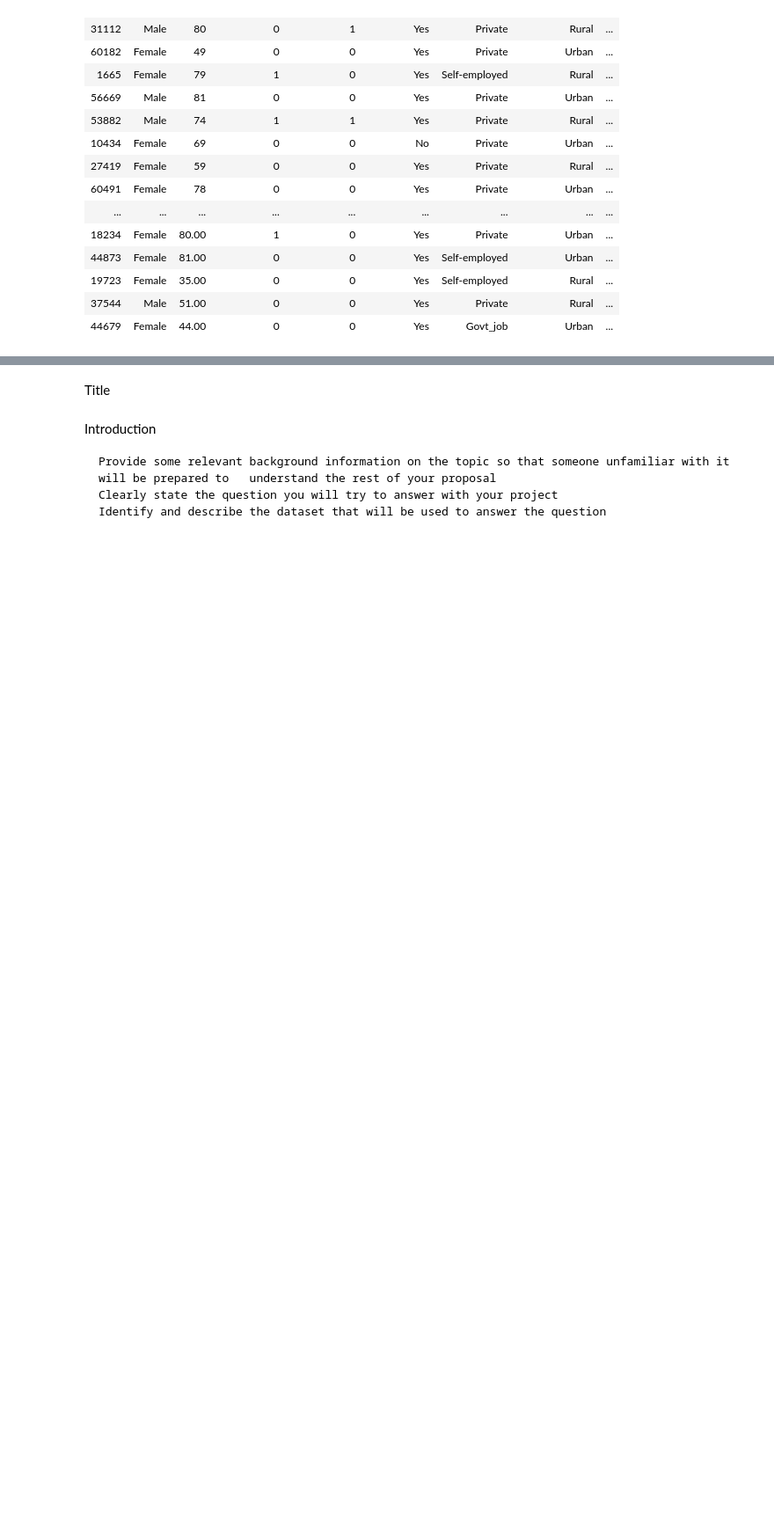
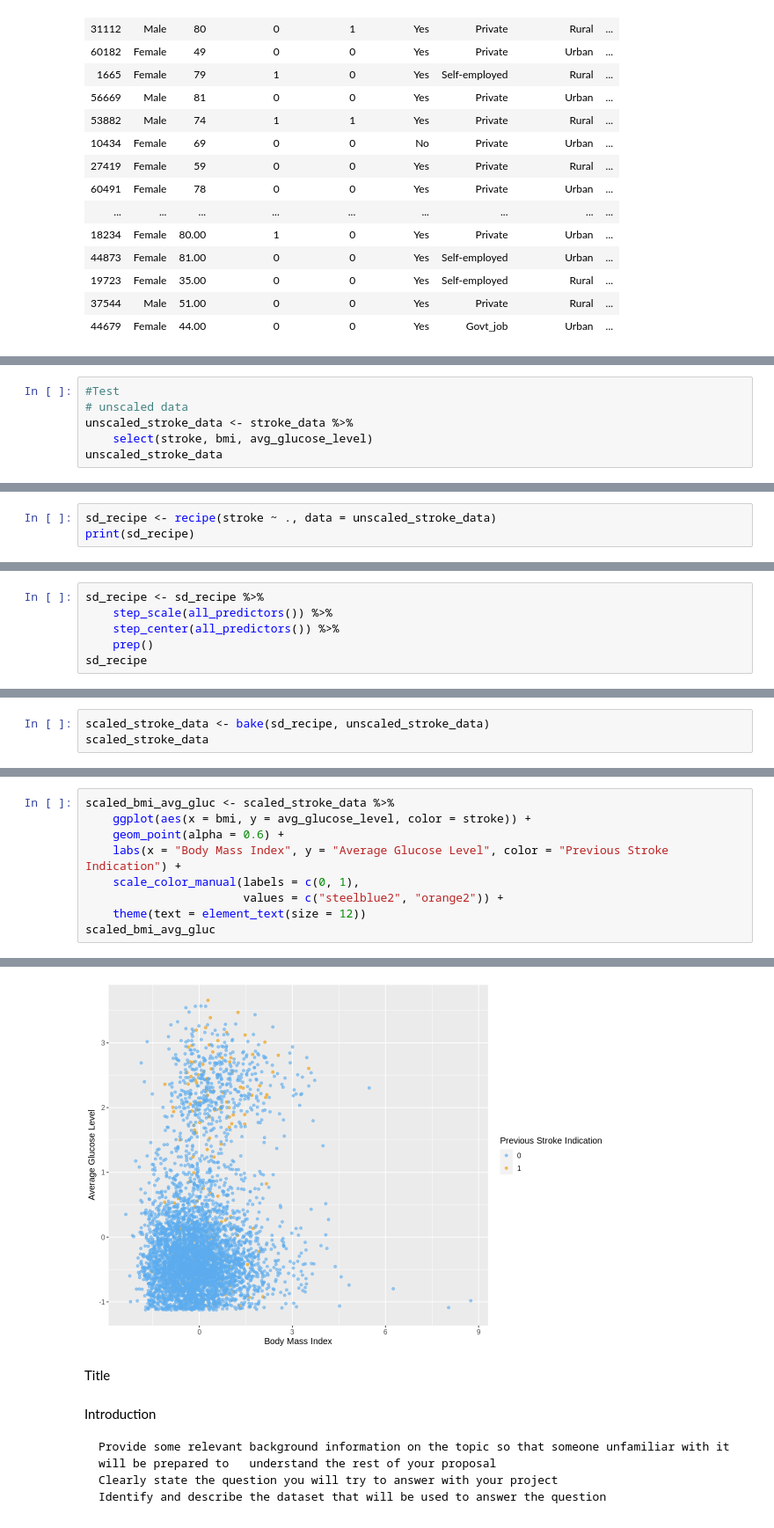
Before and after one commit to jordanjzhao/data-science-stroke-prediction, a Jupyter notebook: project_proposal.ipynb, the cells around one changed output, grey strips where cells are left out. Shown: that part at 88% size. Drawn from its saved outputs; the diff is of its cells as text; blank space fills up the shorter version.

```diff
--- a/project_proposal.ipynb
+++ b/project_proposal.ipynb
@@ -63,0 +186,6 @@ A spec_tbl_df: 5110 × 12
+# %%
+#Test
+# unscaled data
+unscaled_stroke_data <- stroke_data %>%
+    select(stroke, bmi, avg_glucose_level)
+unscaled_stroke_data
@@ -63,0 +212,3 @@ A spec_tbl_df: 5110 × 12
+# %%
+sd_recipe <- recipe(stroke ~ ., data = unscaled_stroke_data)
+print(sd_recipe)
@@ -63,0 +223,6 @@ A spec_tbl_df: 5110 × 12
+# %%
+sd_recipe <- sd_recipe %>%
+    step_scale(all_predictors()) %>%
+    step_center(all_predictors()) %>%
+    prep()
+sd_recipe
@@ -63,0 +244,3 @@ A spec_tbl_df: 5110 × 12
+# %%
+scaled_stroke_data <- bake(sd_recipe, unscaled_stroke_data)
+scaled_stroke_data
@@ -63,0 +267,10 @@ A spec_tbl_df: 5110 × 12
+# %%
+scaled_bmi_avg_gluc <- scaled_stroke_data %>%
+    ggplot(aes(x = bmi, y = avg_glucose_level, color = stroke)) +
+    geom_point(alpha = 0.6) +
+    labs(x = "Body Mass Index", y = "Average Glucose Level", color = "Previous Stroke Indication") +
+    scale_color_manual(labels = c(0, 1),
+                       values = c("steelblue2", "orange2")) +
+    theme(text = element_text(size = 12))
+scaled_bmi_avg_gluc
+# %% [output]
@@ -64,3 +279,4 @@ A spec_tbl_df: 5110 × 12
+[figure, added]
 # %% [markdown]
 Title
 # %% [markdown]
```
Also changed, not shown: parts of 14 cells of this notebook.
